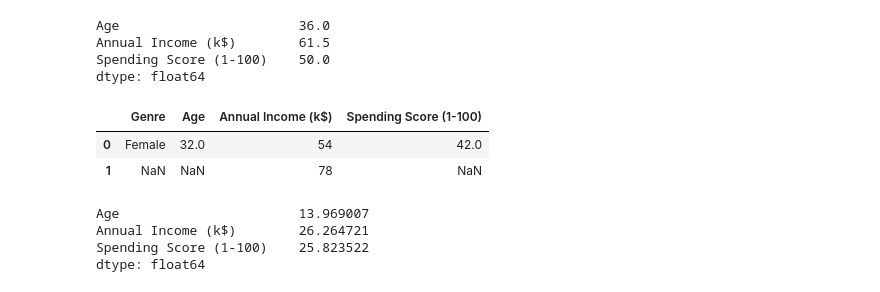
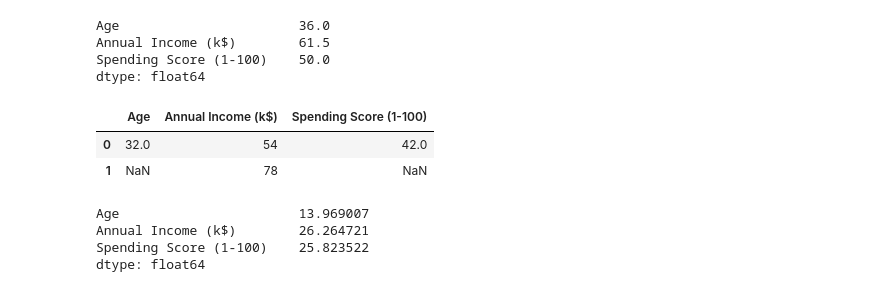
Before and after one commit to AryanParihar0716/TE-IT-ML-Practicals, a Jupyter notebook: Assignment_4.ipynb, the cells around one changed output. Drawn from its saved outputs; the diff is of its cells as text; code cells hidden in the pictures.

```diff
--- a/Assignment_4.ipynb
+++ b/Assignment_4.ipynb
@@ -99,9 +100,9 @@ Annual Income (k$)        61.5
 Spending Score (1-100)    50.0
 dtype: float64
 # %%
-df.mode()
+df.mode(numeric_only=True)
 # %% [output]
-|  | Genre | Age | Annual Income (k$) | Spending Score (1-100) |
-| 0 | Female | 32.0 | 54 | 42.0 |
-| 1 | NaN | NaN | 78 | NaN |
+|  | Age | Annual Income (k$) | Spending Score (1-100) |
+| 0 | 32.0 | 54 | 42.0 |
+| 1 | NaN | 78 | NaN |
 # %%
```
Also changed, not shown: parts of 46 cells of this notebook.
